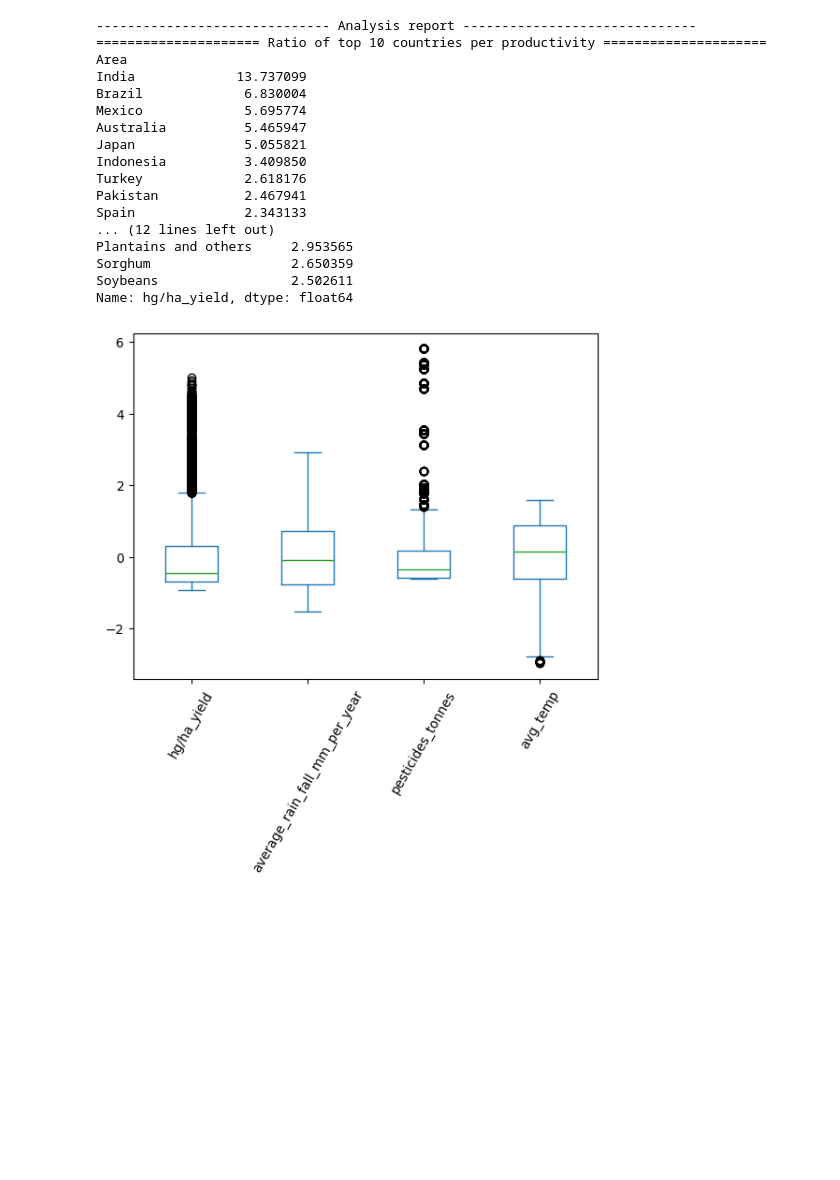
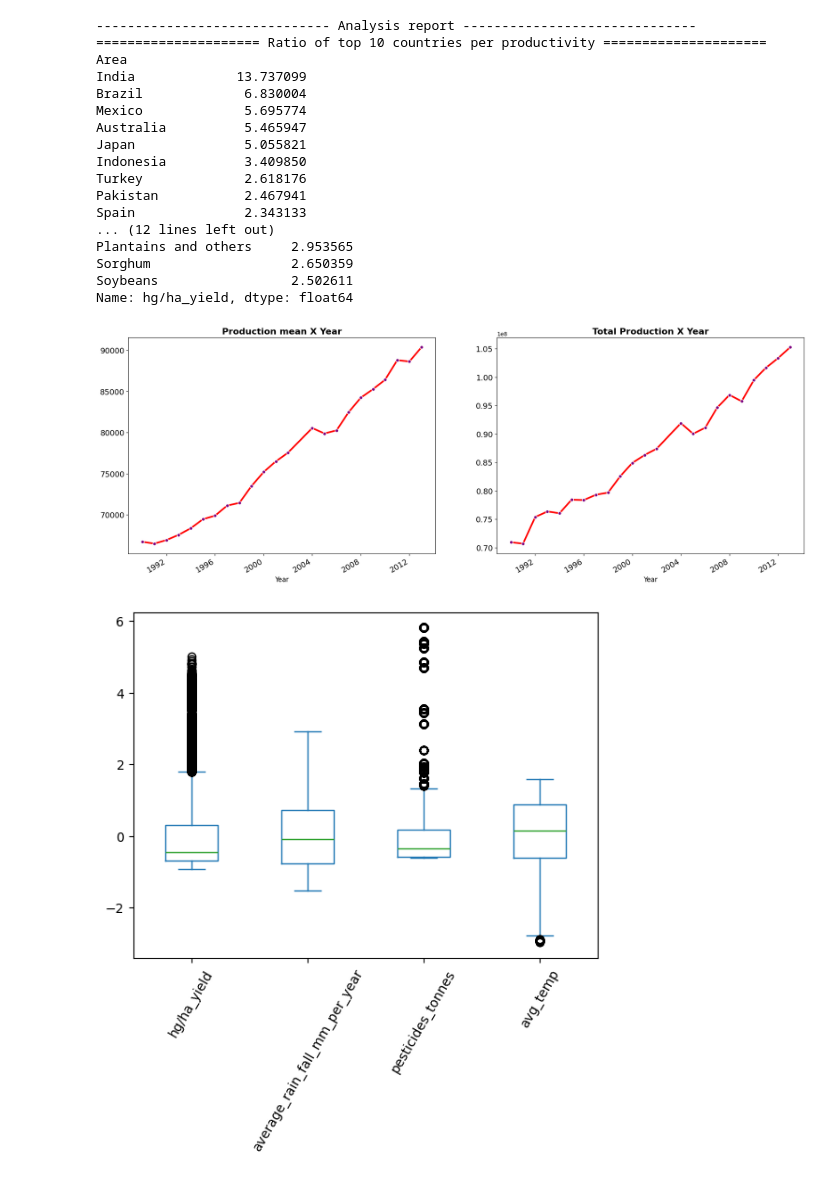
Before and after one commit to andrefpvalenga/crop-yeld-project, a Jupyter notebook: CropYeldPrediction.ipynb, the cells around one changed output. Drawn from its saved outputs; the diff is of its cells as text; code cells hidden in the pictures; blank space fills up the shorter version.

```diff
--- a/CropYeldPrediction.ipynb
+++ b/CropYeldPrediction.ipynb
@@ -340,6 +325,31 @@ Plantains and others     2.953565
 Sorghum                  2.650359
 Soybeans                 2.502611
 Name: hg/ha_yield, dtype: float64
+# %%
+# Creating a Figure to analyze data
+plt.figure(figsize=(22,8))
+
+#Checking production mean by year
+plt.subplot(1,2,1)
+df.groupby('Year')['hg/ha_yield'].mean().plot(kind='line', color='red', linewidth=3, marker ='o',
+            markersize=6, markerfacecolor='purple', markeredgecolor='white', markeredgewidth=1)
+plt.title('Production mean X Year', fontsize=16, fontweight='bold')
+plt.xlabel('Year', fontsize=12)
+plt.xticks(fontsize=14)
+plt.yticks(fontsize=14)
+
+#Checking total production by year
+plt.subplot(1,2,2)
+df.groupby('Year')['hg/ha_yield'].sum().plot(kind='line', color='red', linewidth=3, marker ='o',
+            markersize=6, markerfacecolor='purple', markeredgecolor='white', markeredgewidth=1)
+plt.title('Total Production X Year', fontsize=16, fontweight='bold')
+plt.xlabel('Year', fontsize=12)
+plt.xticks(fontsize=14)
+plt.yticks(fontsize=14)
+
+plt.show()
+# %% [output]
+[figure, added]
 # %%
 # Searching for outliers
 df_numerical = df.drop(columns=['Area', 'Item','Year'])
```
Also changed, not shown: parts of 3 cells of this notebook.
